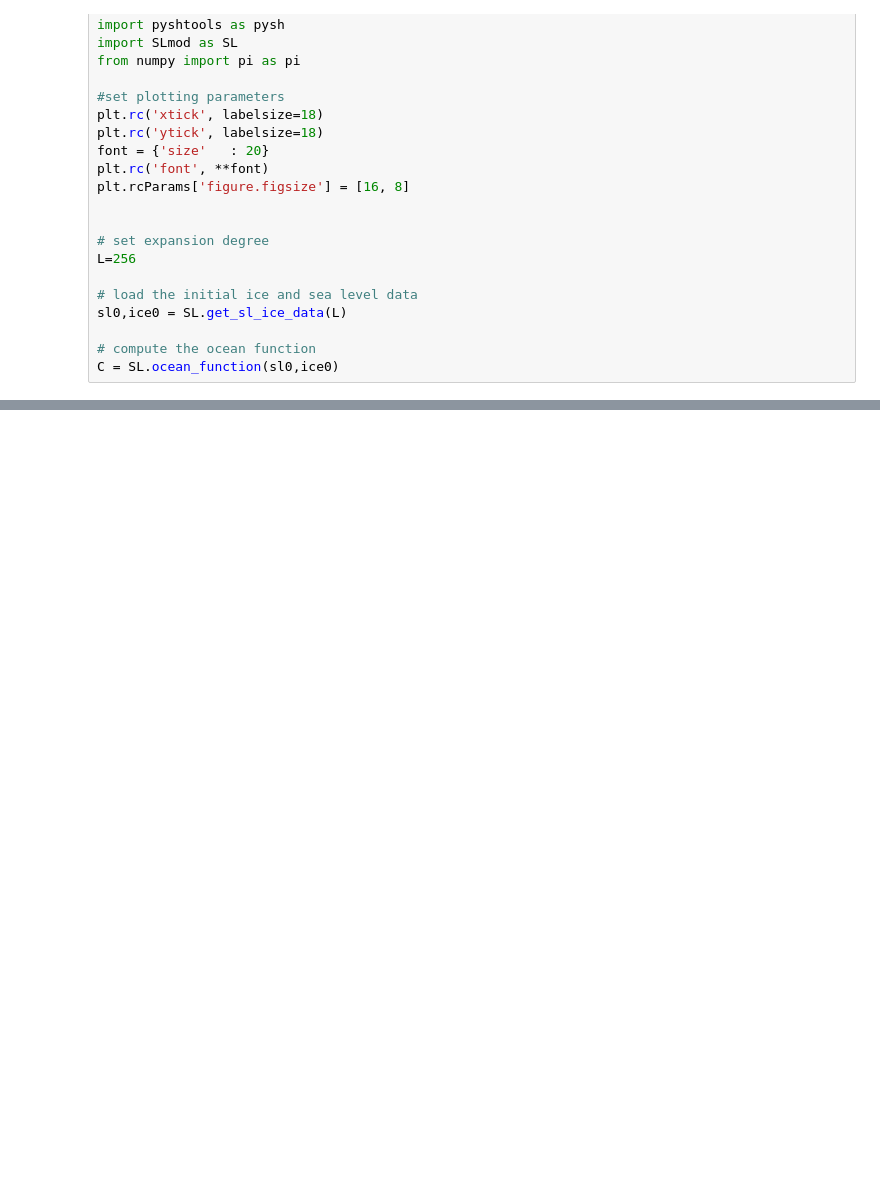
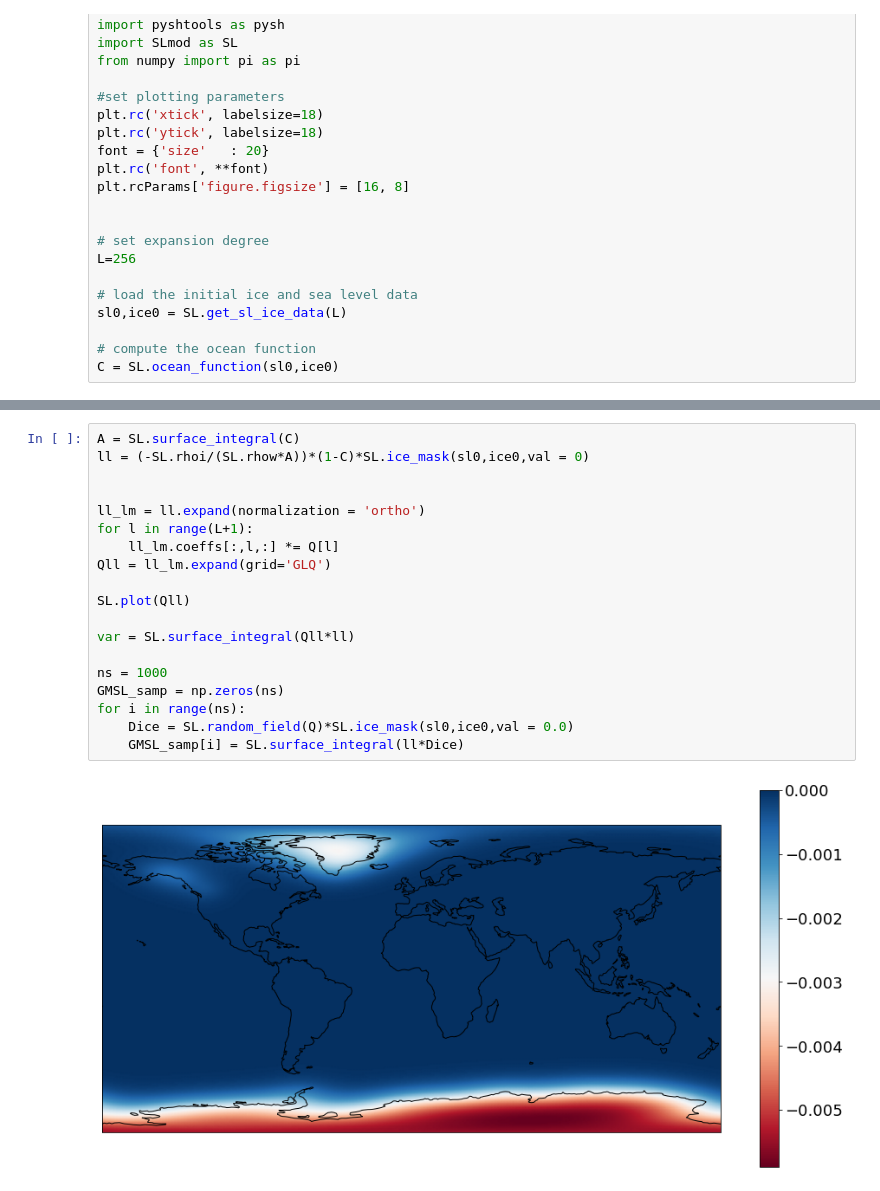
Before and after one commit to da380/SLReciprocityGJI, a Jupyter notebook: SLg.ipynb, the cells around one changed output, grey strips where cells are left out. Saved outputs shown, nothing was run; the diff lists cells and outputs as text; blank space fills up the shorter version.

Commit message:
correction to random fields

```diff
--- a/SLg.ipynb
+++ b/SLg.ipynb
@@ -123,0 +129,21 @@ iteration =  7 relative change =  5.345285299144784e-07
+# %%
+A = SL.surface_integral(C)
+ll = (-SL.rhoi/(SL.rhow*A))*(1-C)*SL.ice_mask(sl0,ice0,val = 0)
+
+
+ll_lm = ll.expand(normalization = 'ortho')
+for l in range(L+1):
+    ll_lm.coeffs[:,l,:] *= Q[l]
+Qll = ll_lm.expand(grid='GLQ')
+
+SL.plot(Qll)
+
+var = SL.surface_integral(Qll*ll)
+
+ns = 1000
+GMSL_samp = np.zeros(ns)
+for i in range(ns):
+    Dice = SL.random_field(Q)*SL.ice_mask(sl0,ice0,val = 0.0)
+    GMSL_samp[i] = SL.surface_integral(ll*Dice)
+# %% [output]
+[figure, added]
```
Also changed, not shown: parts of 4 cells of this notebook, 3 other files.
